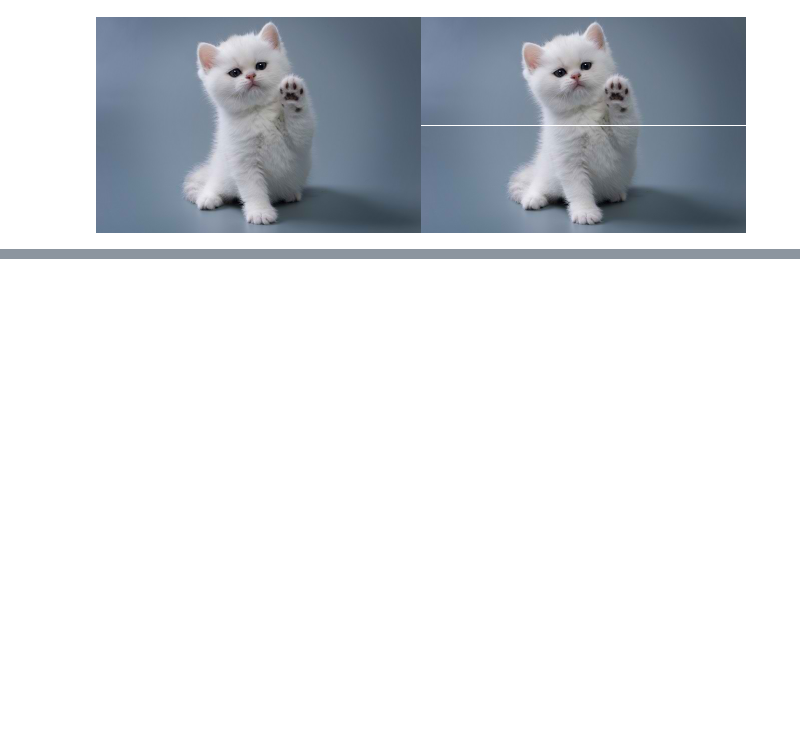
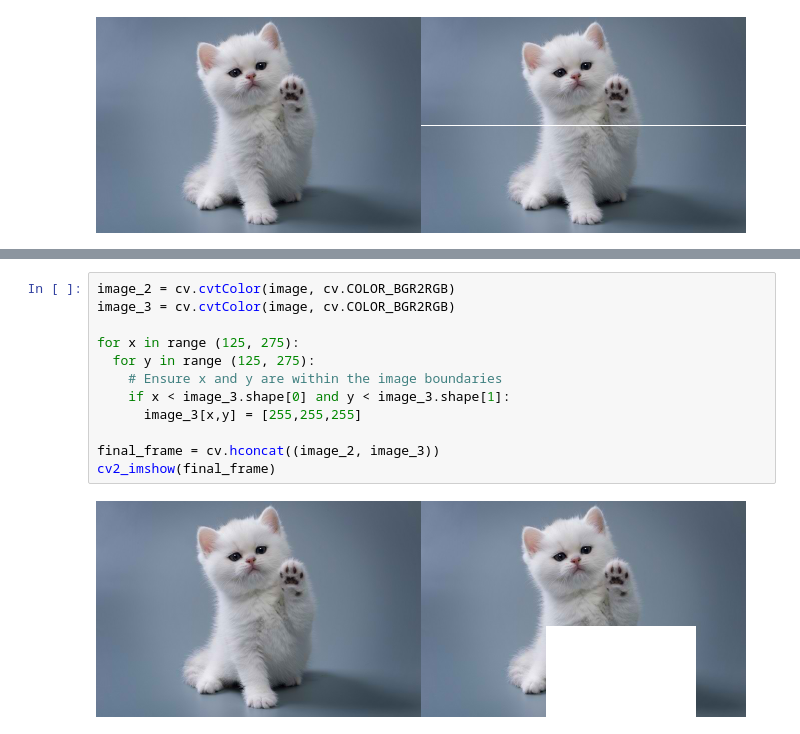
Before and after one commit to emirabiyyu/PCVK_Ganjil_2024, a Jupyter notebook: Week1.ipynb, the cells around one changed output, grey strips where cells are left out. Cells and saved outputs as stored; diff of their text form; blank space fills up the shorter version.

```diff
--- a/Week1.ipynb
+++ b/Week1.ipynb
@@ -65,0 +105,14 @@ NameError: name 'image' is not defined
+# %%
+image_2 = cv.cvtColor(image, cv.COLOR_BGR2RGB)
+image_3 = cv.cvtColor(image, cv.COLOR_BGR2RGB)
+
+for x in range (125, 275):
+  for y in range (125, 275):
+    # Ensure x and y are within the image boundaries
+    if x < image_3.shape[0] and y < image_3.shape[1]:
+      image_3[x,y] = [255,255,255]
+
+final_frame = cv.hconcat((image_2, image_3))
+cv2_imshow(final_frame)
+# %% [output]
+[figure, added]
```
Also changed, not shown: parts of 4 cells of this notebook.
